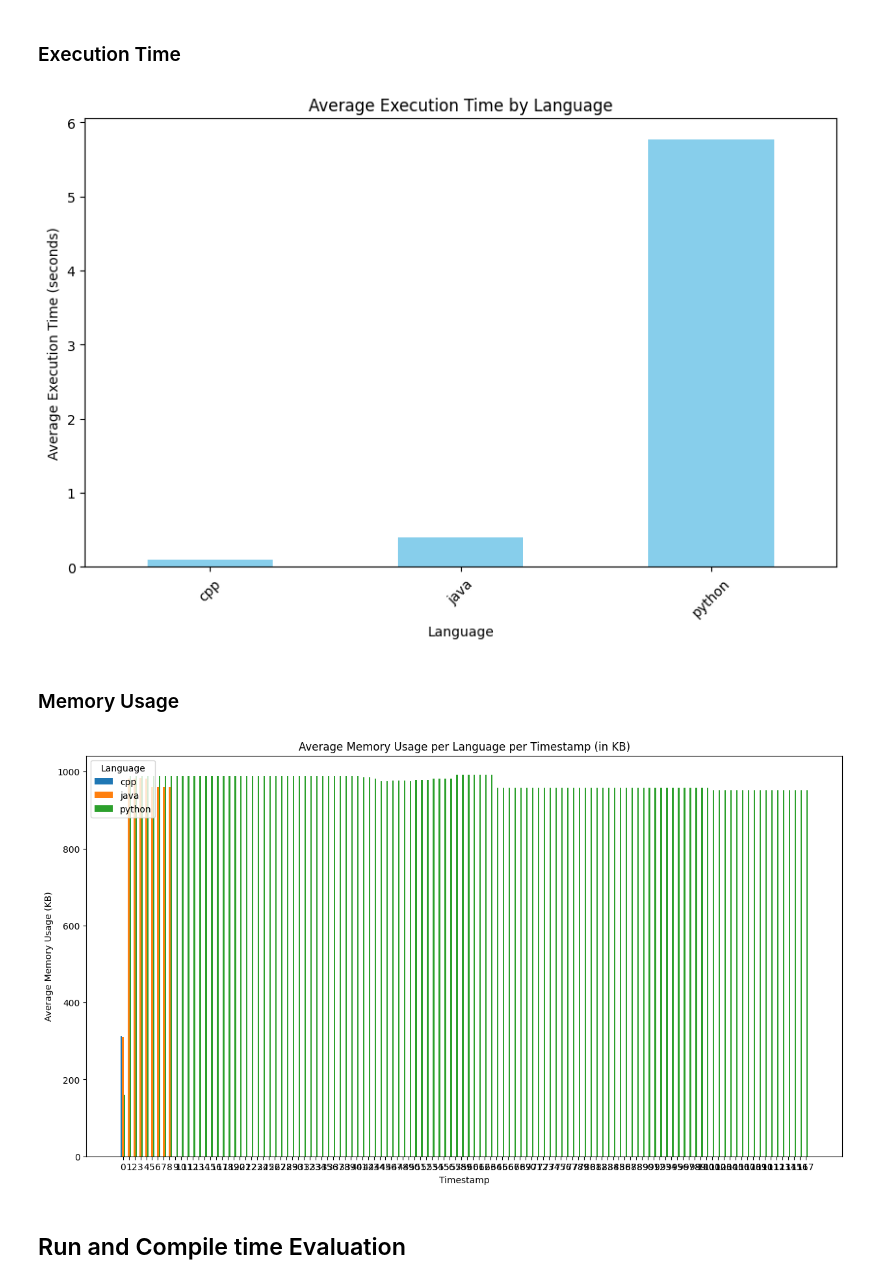
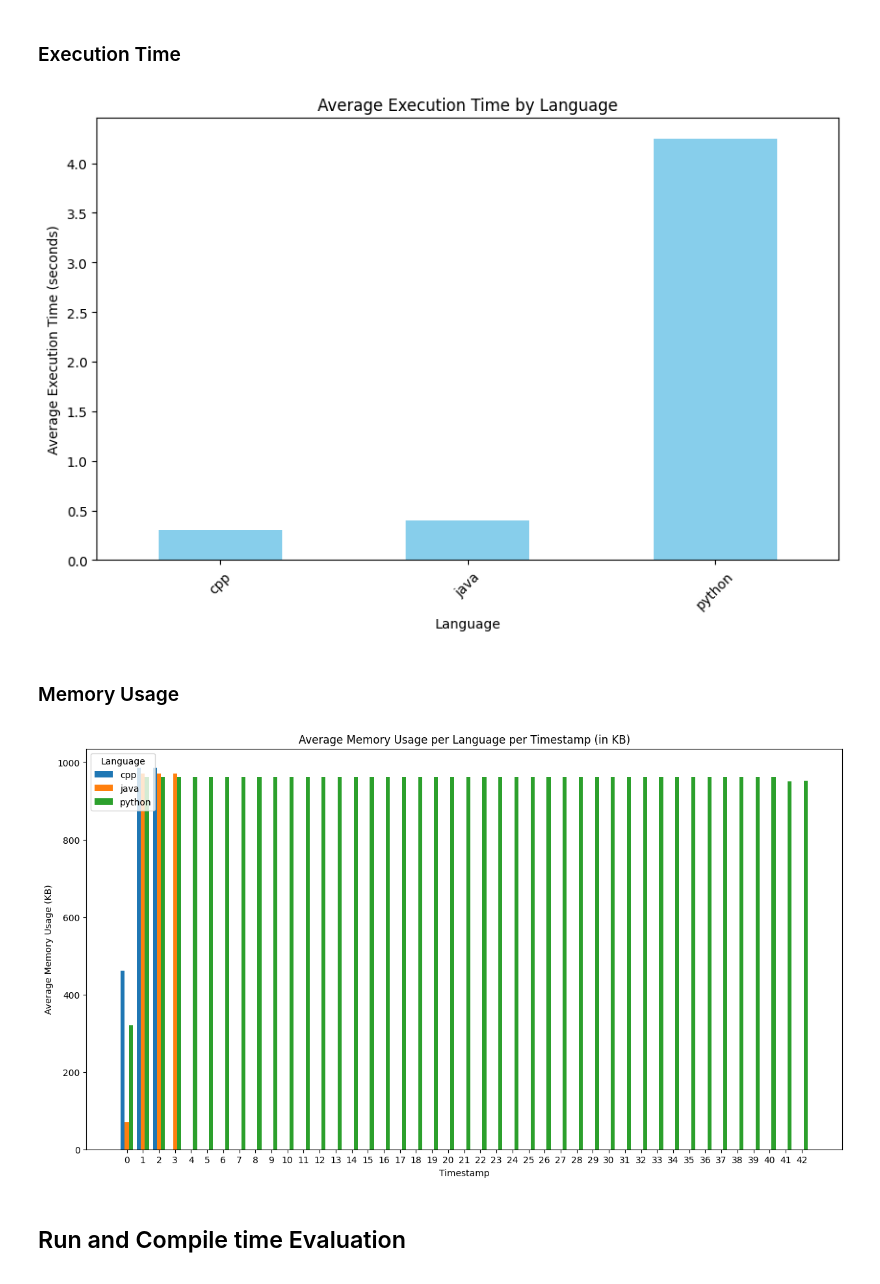
Before and after one commit to m4nv3ru/fm-ws23, a Jupyter notebook: fm.ipynb, the cells around one changed output. Cells and saved outputs as stored; diff of their text form; code cells hidden in the pictures.

Commit message:
update benchmark

```diff
--- a/fm.ipynb
+++ b/fm.ipynb
@@ -1,5 +1,7 @@
 # %% [markdown]
 # Benchmark
+# %%
+N = 5
 # %% [markdown]
 ## Problem Size Generation
 # %%
@@ -60,13 +73,14 @@ def execute_and_monitor(command: str, cwd=None, interval=0.5):
 # %% [markdown]
 ## Runtime Evaluation
 # %%
-import pandas as pd
-import matplotlib.pyplot as plt
-
-N = 25
 work_dirs = ["./cpp", "./java", "./python"]
 
 data_list = []
+
+print("Compiling sources...")
+for work_dir in work_dirs:
+    execute_and_monitor("make compile", work_dir)
+print("Compilation finished")
 
 for i in range(0, N):
     for work_dir in work_dirs:
@@ -79,8 +93,7 @@ for i in range(0, N):
                 'Memory Usage': memory_usage,
                 'Execution Time': data['execution_time']
             })
+    print(f"Finished iteration {i+1}/{N}")
 
-# Convert the list of dictionaries to a DataFrame
 benchmark_df = pd.DataFrame(data_list, columns=['Iteration', 'Language', 'Time', 'Memory Usage', 'Execution Time'])
-display(benchmark_df)
 # %% [output]
@@ -100,54 +107,41 @@ display(benchmark_df)
 # %% [markdown]
 ### Execution Time
 # %%
-def show_execution_time(df: pd.DataFrame):
-    avg_execution_time_per_language = df.groupby('Language')['Execution Time'].mean()
-    plt.figure(figsize=(10, 6))
-    avg_execution_time_per_language.plot(kind='bar', color='skyblue')
-    plt.title('Average Execution Time by Language')
-    plt.xlabel('Language')
-    plt.ylabel('Average Execution Time (seconds)')
-    plt.xticks(rotation=45)
-    plt.show()
-
-show_execution_time(benchmark_df)
+show_execution_time(benchmark_df, "average_execution_time.png")
 # %% [output]
-[figure, old version]
+[figure, new version]
 # %% [markdown]
 ### Memory Usage
 # %%
-def show_memory_usage(df: pd.DataFrame):
-    # Calculating the average memory usage over iteration per language per timestamp
+def show_memory_usage(df: pd.DataFrame, name: str = "memory_usage.png"):
     avg_memory_usage = df.groupby(['Language', 'Time'])['Memory Usage'].mean().unstack(level=0)
 
-    avg_memory_usage_kb = avg_memory_usage / 1024  # Convert each value to MB
+    avg_memory_usage_kb = avg_memory_usage / 1024
     grouped_data = avg_memory_usage_kb.reset_index()
 
-    # Setting the positions for the bars
     bar_width = 0.25
     positions = list(range(len(grouped_data['Time'])))
 
     plt.figure(figsize=(15, 8))
 
-    # Plotting bars for each language
     for i, language in enumerate(grouped_data.columns[1:]):
         plt.bar([p + bar_width*i for p in positions],
                 grouped_data[language],
                 width=bar_width,
                 label=language)
 
-    # Adjusting the x-axis to show time labels
     plt.xticks([p + bar_width for p in positions], grouped_data['Time'])
 
     plt.title('Average Memory Usage per Language per Timestamp (in KB)')
     plt.xlabel('Timestamp')
     plt.ylabel('Average Memory Usage (KB)')
     plt.legend(title='Language')
+    plt.savefig(f'./out/{name}', dpi=300, bbox_inches='tight', transparent=True)
     plt.show()
 
 show_memory_usage(benchmark_df)
 # %% [output]
-[figure, old version]
+[figure, new version]
 # %% [markdown]
 ## Run and Compile time Evaluation
 # %%
```
Also changed, not shown: parts of 10 cells of this notebook, 3 other files.
